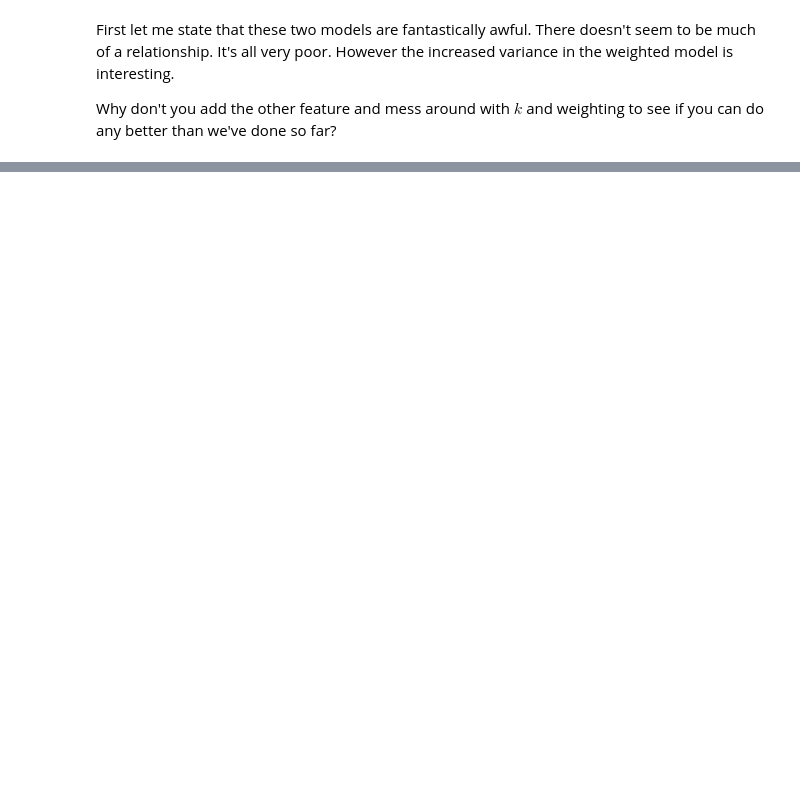
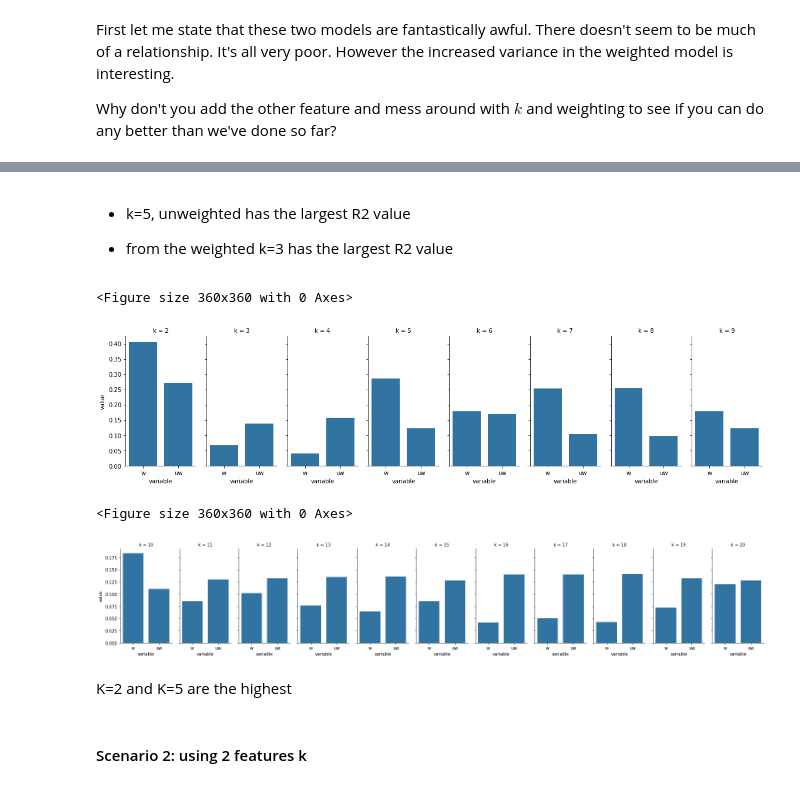
Before and after one commit to Tinsae/Thinkful-Data-Science, a Jupyter notebook: DS/Unit 3/3.1.3+KNN+Regression.ipynb, the cells around one changed output, grey strips where cells are left out. Cells and saved outputs as stored; diff of their text form; code cells hidden in the pictures; blank space fills up the shorter version.

```diff
--- a/DS/Unit 3/3.1.3+KNN+Regression.ipynb
+++ b/DS/Unit 3/3.1.3+KNN+Regression.ipynb
@@ -98,0 +103,7 @@ Why don't you add the other feature and mess around with $k$ and weighting to se
+# %%
+def test_knn_model(k, weights, features, outcome):
+    knn = neighbors.KNeighborsRegressor(n_neighbors=k, weights=weights)
+    X = music[features]
+    Y = music[outcome]
+    score = cross_val_score(knn, X, Y, cv=5)
+    return score.max(), score.mean(), score.std() * 2
@@ -98,0 +138,33 @@ Why don't you add the other feature and mess around with $k$ and weighting to se
+# %% [markdown]
+* k=5, unweighted has the largest R2 value
+
+* from the weighted k=3 has the largest R2 value
+# %%
+# plotting the data
+kdataframe = pd.DataFrame()
+kdataframe['k'] = np.arange(2,10,1)
+kdataframe['w'] = [np.abs(test_knn_model(k, weights=None, features= ['loudness'], outcome='bpm')[1]) for k in range(2,10)]
+kdataframe['uw'] = [np.abs(test_knn_model(k, weights='distance', features= ['loudness'], outcome='bpm')[1]) for k in range(2,10)]
+melted = kdataframe.melt(id_vars='k')
+plt.figure(figsize=(5, 5))
+g = sns.FacetGrid(melted, col="k", height=4, aspect=.5)
+g = g.map(sns.barplot, "variable", "value")
+
+# plotting the data
+kdataframe = pd.DataFrame()
+kdataframe['k'] = np.arange(10,21)
+kdataframe['w'] = [np.abs(test_knn_model(k, weights=None, features= ['loudness'], outcome='bpm')[1]) for k in range(10,21)]
+kdataframe['uw'] = [np.abs(test_knn_model(k, weights='distance', features= ['loudness'], outcome='bpm')[1]) for k in range(10,21)]
+melted = kdataframe.melt(id_vars='k')
+plt.figure(figsize=(5, 5))
+g = sns.FacetGrid(melted, col="k", height=4, aspect=.5)
+g = g.map(sns.barplot, "variable", "value")
+# %% [output]
+<Figure size 360x360 with 0 Axes>
+[figure, added]
+<Figure size 360x360 with 0 Axes>
+[figure, added]
+# %% [markdown]
+K=2 and K=5 are the highest
+# %% [markdown]
+#### Scenario 2: using 2 features k
```
Also changed, not shown: parts of 10 cells of this notebook.
